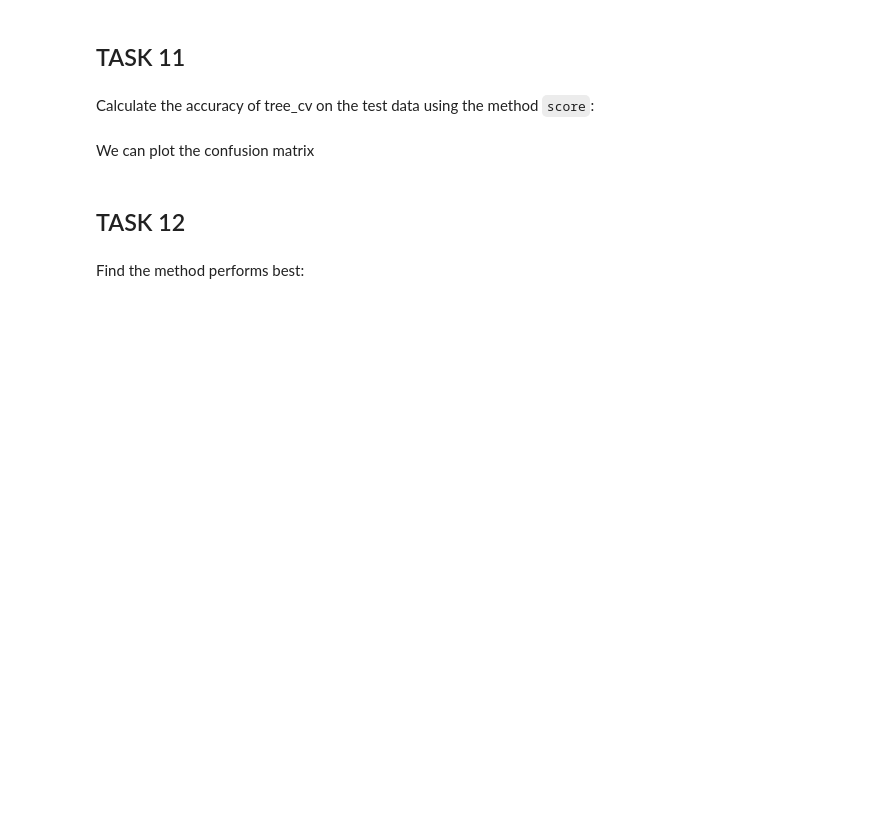
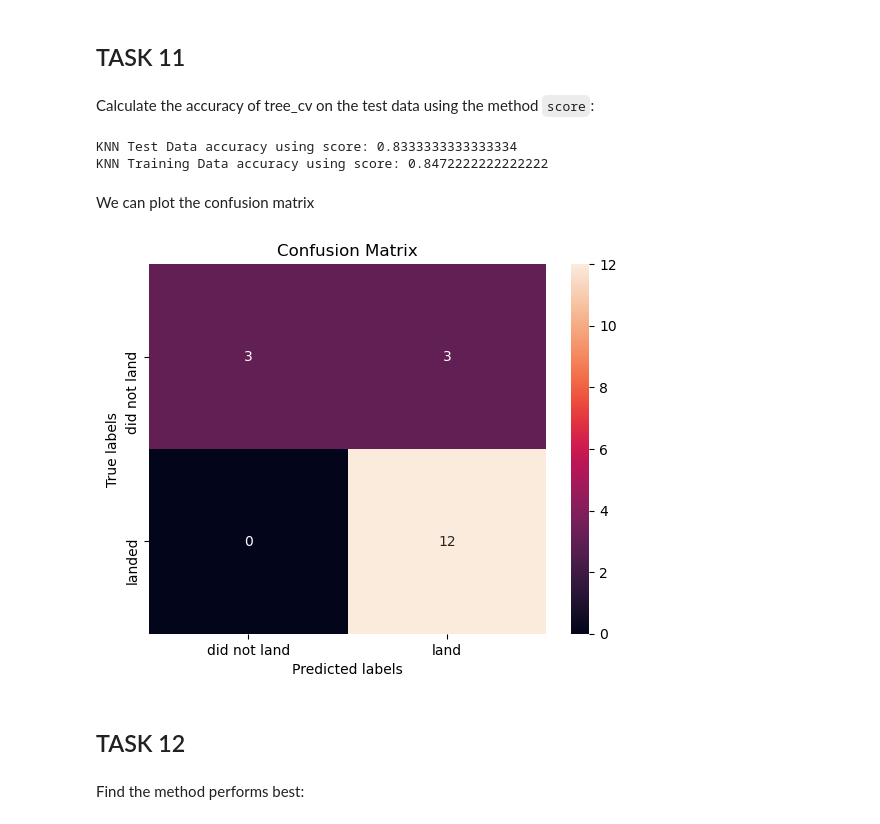
Before and after one commit to icgibbs/DataScienceCapstone, a Jupyter notebook: SpaceX_Machine Learning Prediction_Part_5.ipynb, the cells around one changed output. Saved outputs shown, nothing was run; the diff lists cells and outputs as text; code cells hidden in the pictures; blank space fills up the shorter version.

```diff
--- a/SpaceX_Machine Learning Prediction_Part_5.ipynb
+++ b/SpaceX_Machine Learning Prediction_Part_5.ipynb
@@ -310,3 +373,6 @@ parameters = {'n_neighbors': [1, 2, 3, 4, 5, 6, 7, 8, 9, 10],
               'p': [1,2]}
 
 KNN = KNeighborsClassifier()
+# %%
+KNN_cv = GridSearchCV(estimator=KNN, param_grid=parameters, cv = 10)
+KNN_cv.fit(X_train, Y_train)
@@ -317,11 +395,19 @@ print("accuracy :",knn_cv.best_score_)
 ## TASK  11
 # %% [markdown]
 Calculate the accuracy of tree_cv on the test data using the method <code>score</code>:
+# %%
+print("KNN Test Data accuracy using score:",KNN_cv.score(X_test, Y_test))
+print("KNN Training Data accuracy using score:",KNN_cv.score(X_train, Y_train))
+# %% [output]
+KNN Test Data accuracy using score: 0.8333333333333334
+KNN Training Data accuracy using score: 0.8472222222222222
 # %% [markdown]
 We can plot the confusion matrix
 # %%
-yhat = knn_cv.predict(X_test)
-plot_confusion_matrix(Y_test,yhat)
+yhat_KNN = KNN_cv.predict(X_test)
+plot_confusion_matrix(Y_test,yhat_KNN)
+# %% [output]
+[figure, added]
 # %% [markdown]
 ## TASK  12
 # %% [markdown]
```
Also changed, not shown: parts of 19 cells of this notebook.
